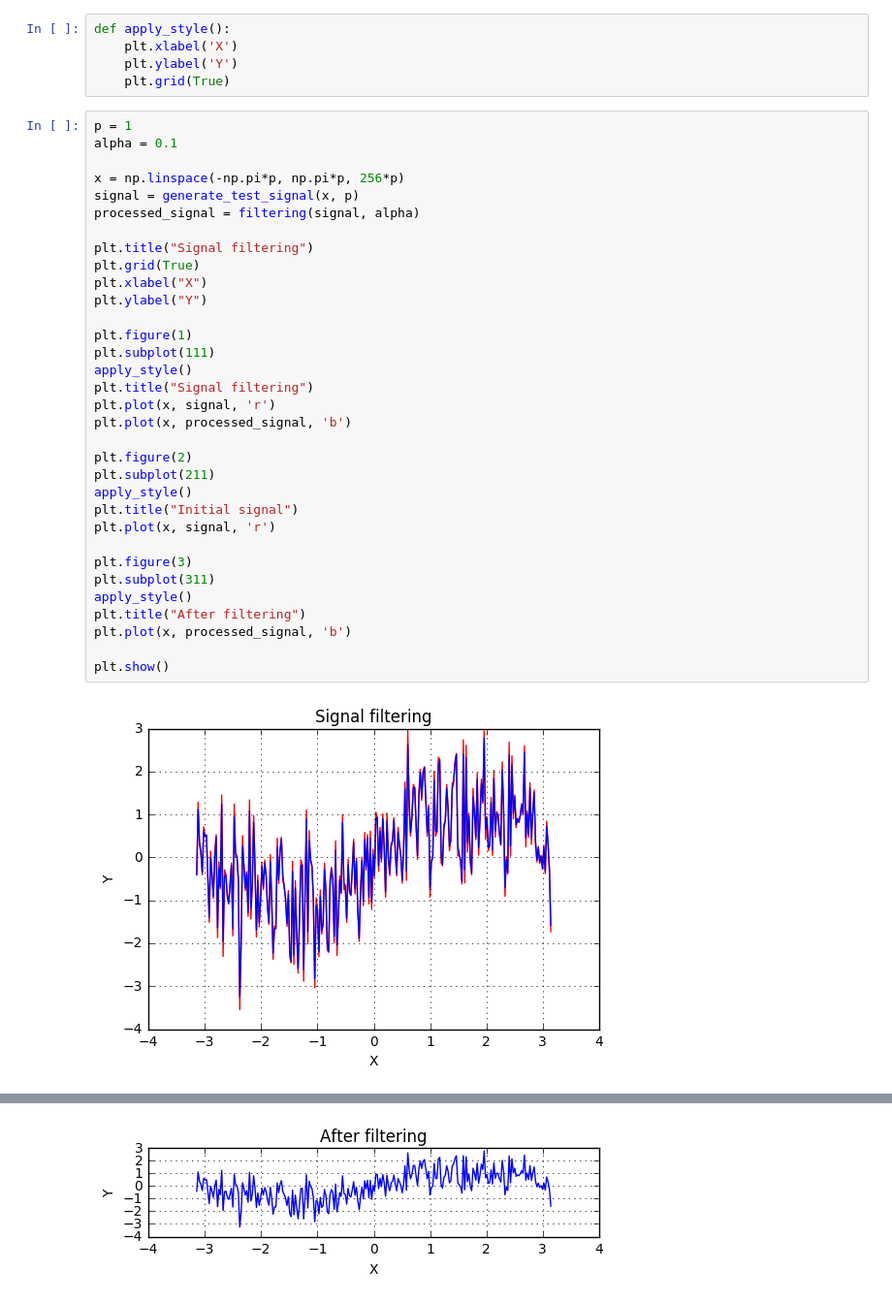
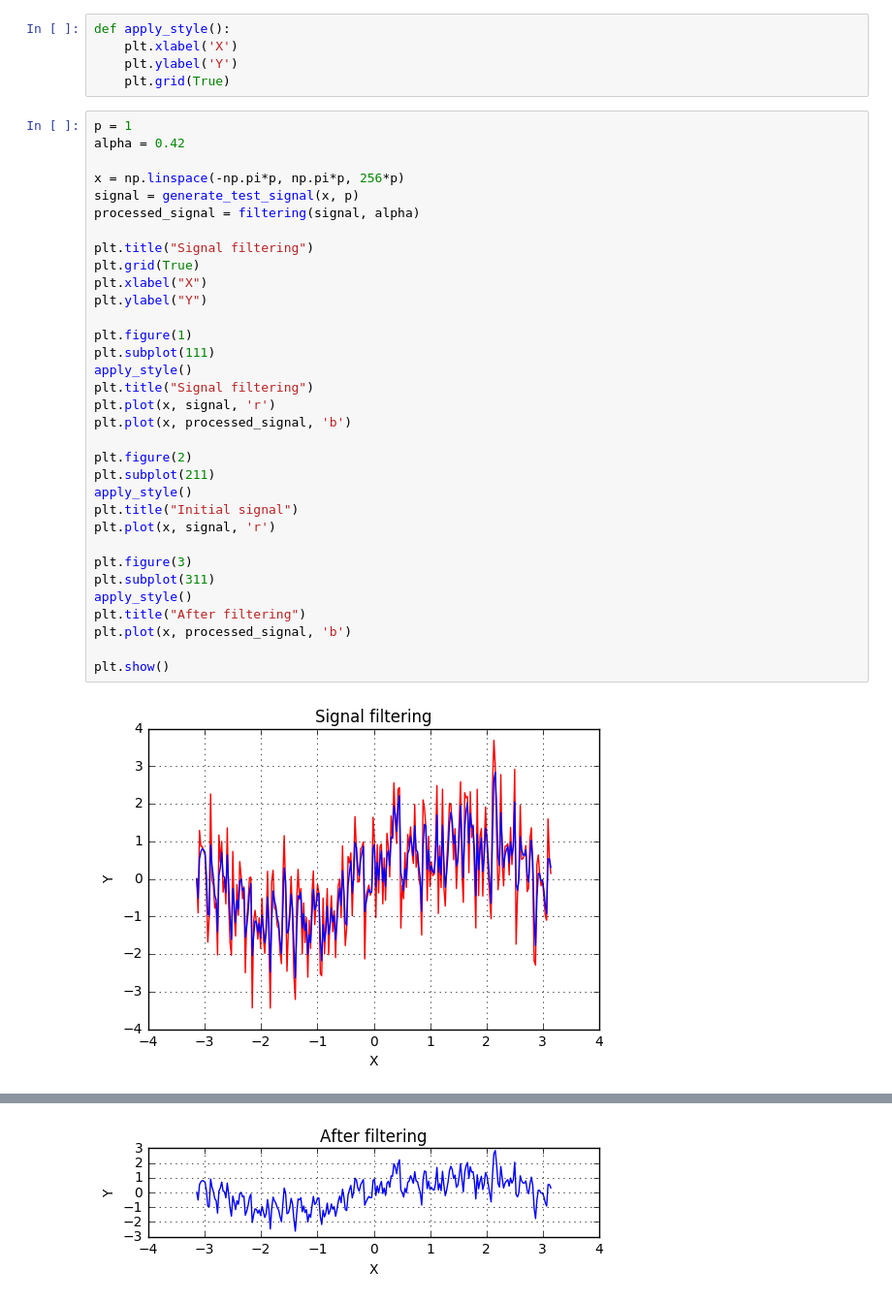
Before and after one commit to Ananaskelly/stt, a Jupyter notebook: task_2/main.ipynb, the cells around one changed output, grey strips where cells are left out. Shown at 97% size. Saved outputs shown, nothing was run; the diff lists cells and outputs as text.

```diff
--- a/task_2/main.ipynb
+++ b/task_2/main.ipynb
@@ -31,36 +31,36 @@ def apply_style():
     plt.grid(True)
 # %%
 p = 1
-alpha = 0.1
+alpha = 0.42
 
 x = np.linspace(-np.pi*p, np.pi*p, 256*p)
 signal = generate_test_signal(x, p)
 processed_signal = filtering(signal, alpha)
 
 plt.title("Signal filtering")
 plt.grid(True)
 plt.xlabel("X")
 plt.ylabel("Y")
 
 plt.figure(1)
 plt.subplot(111)
 apply_style()
 plt.title("Signal filtering")
 plt.plot(x, signal, 'r')
 plt.plot(x, processed_signal, 'b')
 
 plt.figure(2)
 plt.subplot(211)
 apply_style()
 plt.title("Initial signal")
 plt.plot(x, signal, 'r')
 
 plt.figure(3)
 plt.subplot(311)
 apply_style()
 plt.title("After filtering")
 plt.plot(x, processed_signal, 'b')
 
 plt.show()
 # %% [output]
-[figure, old version]
+[figure, new version]
@@ -68 +68 @@ plt.show()
-[figure, old version]
+[figure, new version]
```
Also changed, not shown: parts of 1 cell of this notebook.
